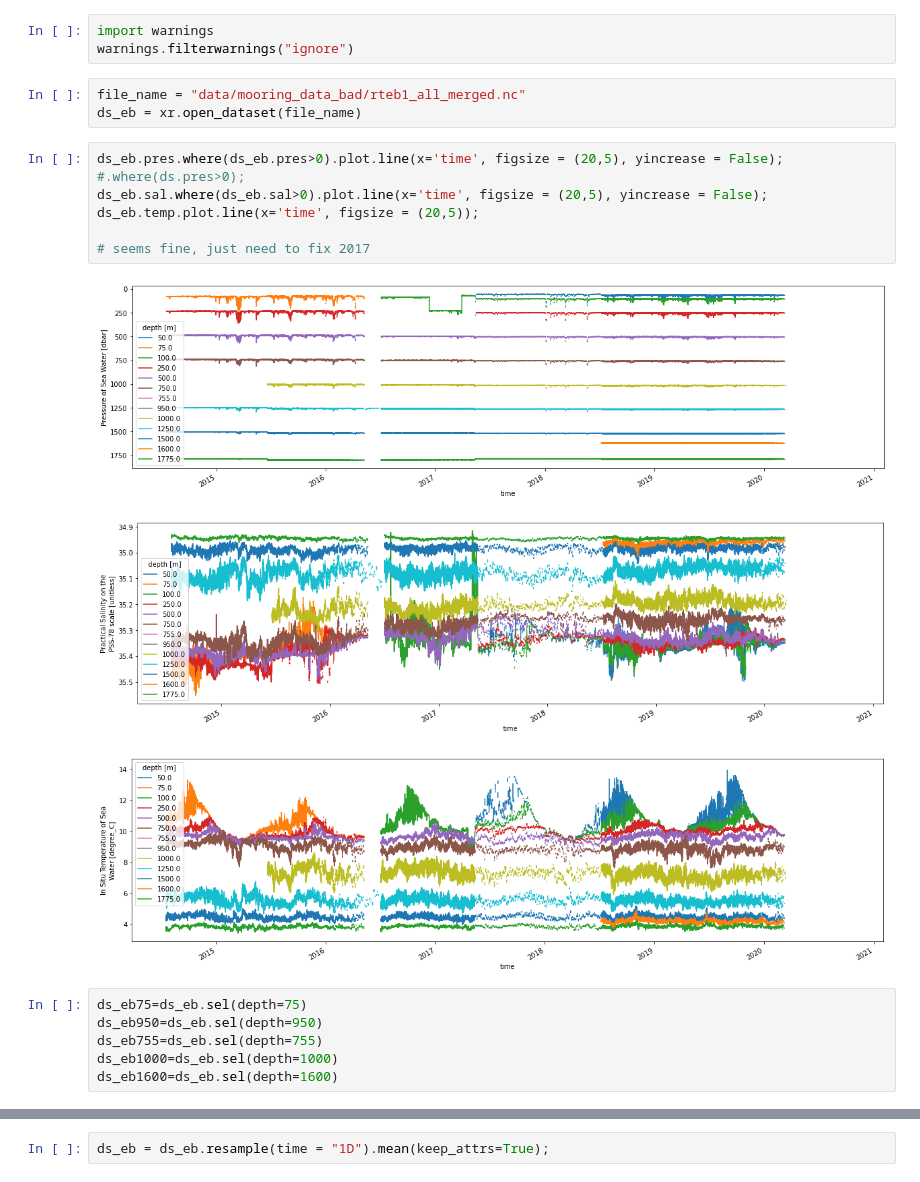
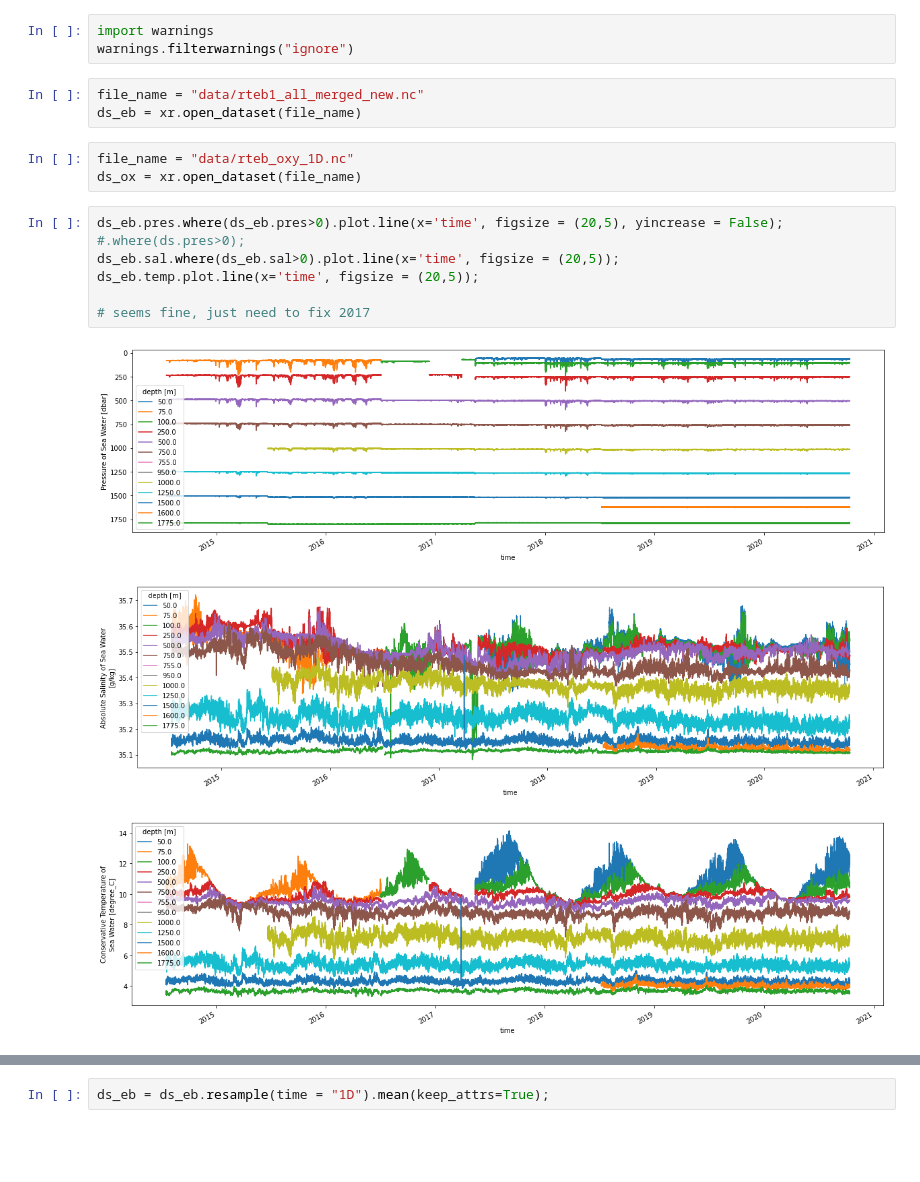
Before and after one commit to Marie-Louise-Korte/Rockall_Trough_MHW, a Jupyter notebook: Quality_control_EB.ipynb, the cells around one changed output, grey strips where cells are left out. Drawn from its saved outputs; the diff is of its cells as text; blank space fills up the shorter version.

```diff
--- a/Quality_control_EB.ipynb
+++ b/Quality_control_EB.ipynb
@@ -17,21 +17,18 @@ from datetime import date
 import warnings
 warnings.filterwarnings("ignore")
 # %%
-file_name = "data/mooring_data_bad/rteb1_all_merged.nc"
+file_name = "data/rteb1_all_merged_new.nc"
 ds_eb = xr.open_dataset(file_name)
+# %%
+file_name = "data/rteb_oxy_1D.nc"
+ds_ox = xr.open_dataset(file_name)
 # %%
 ds_eb.pres.where(ds_eb.pres>0).plot.line(x='time', figsize = (20,5), yincrease = False); #.where(ds.pres>0);
-ds_eb.sal.where(ds_eb.sal>0).plot.line(x='time', figsize = (20,5), yincrease = False);
+ds_eb.sal.where(ds_eb.sal>0).plot.line(x='time', figsize = (20,5));
 ds_eb.temp.plot.line(x='time', figsize = (20,5));
 
 # seems fine, just need to fix 2017
 # %% [output]
-[figure, old version]
+[figure, new version]
-[figure, old version]
+[figure, new version]
-[figure, old version]
+[figure, new version]
-# %%
-ds_eb75=ds_eb.sel(depth=75)
-ds_eb950=ds_eb.sel(depth=950)
-ds_eb755=ds_eb.sel(depth=755)
-ds_eb1000=ds_eb.sel(depth=1000)
-ds_eb1600=ds_eb.sel(depth=1600)
```
Also changed, not shown: parts of 26 cells of this notebook, 3 other files.
